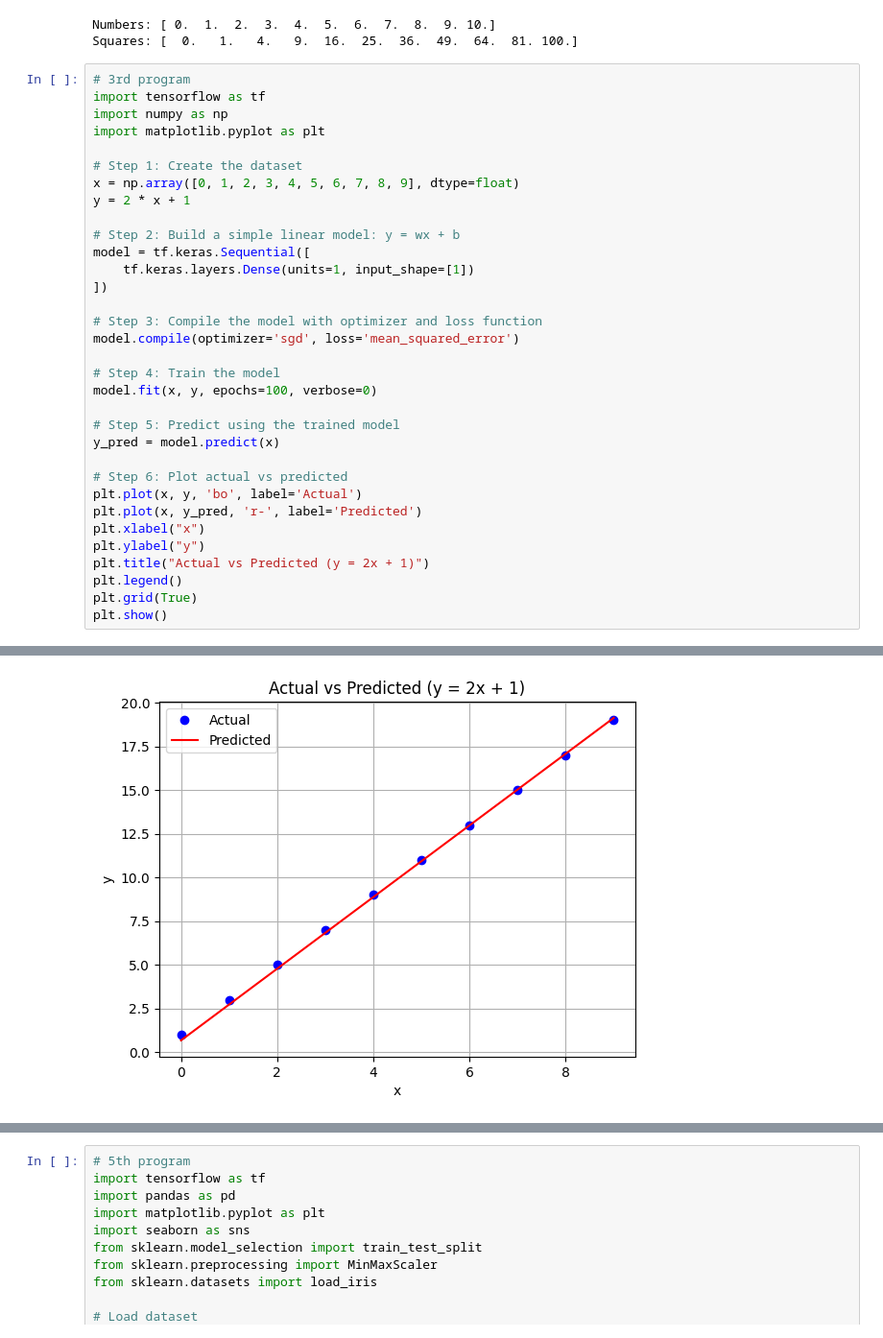
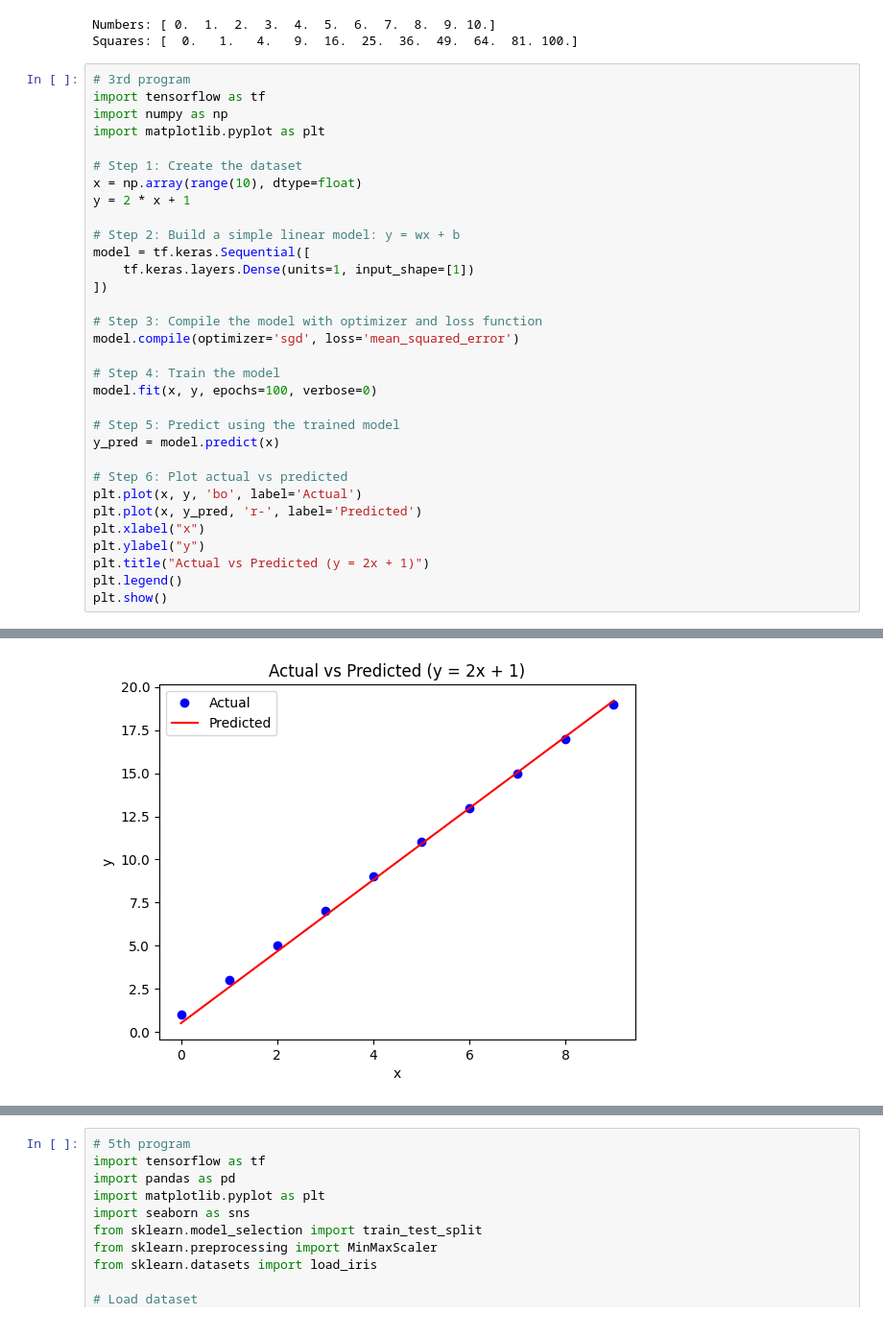
Before and after one commit to Abdul-Rehman-Sayed/python, a Jupyter notebook: tensorflow.ipynb, the cells around one changed output, grey strips where cells are left out. Shown at 96% size. Saved outputs shown, nothing was run; the diff lists cells and outputs as text.

```diff
--- a/tensorflow.ipynb
+++ b/tensorflow.ipynb
@@ -40,7 +40,7 @@ import numpy as np
 import matplotlib.pyplot as plt
 
 # Step 1: Create the dataset
-x = np.array([0, 1, 2, 3, 4, 5, 6, 7, 8, 9], dtype=float)
+x = np.array(range(10), dtype=float)
 y = 2 * x + 1
 
 # Step 2: Build a simple linear model: y = wx + b
@@ -64,6 +64,5 @@ plt.xlabel("x")
 plt.ylabel("y")
 plt.title("Actual vs Predicted (y = 2x + 1)")
 plt.legend()
-plt.grid(True)
 plt.show()
 # %% [output]
@@ -71,2 +70,2 @@ plt.show()
-[figure, old version]
+[figure, new version]
 # %%
```
Also changed, not shown: parts of 4 cells of this notebook.
